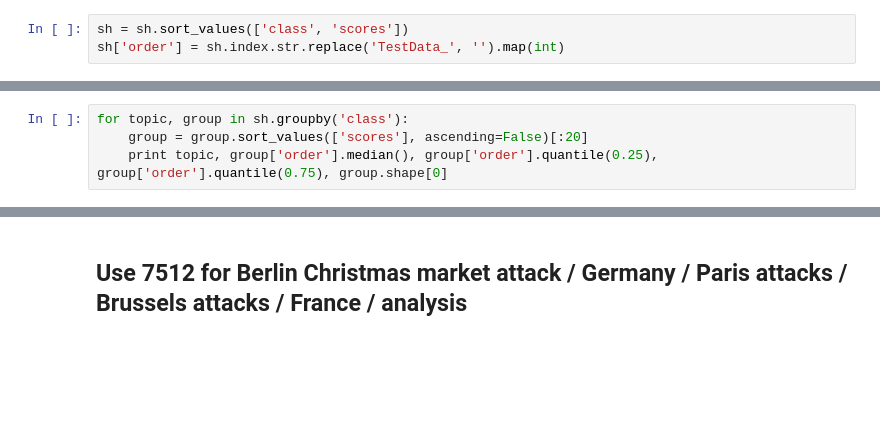
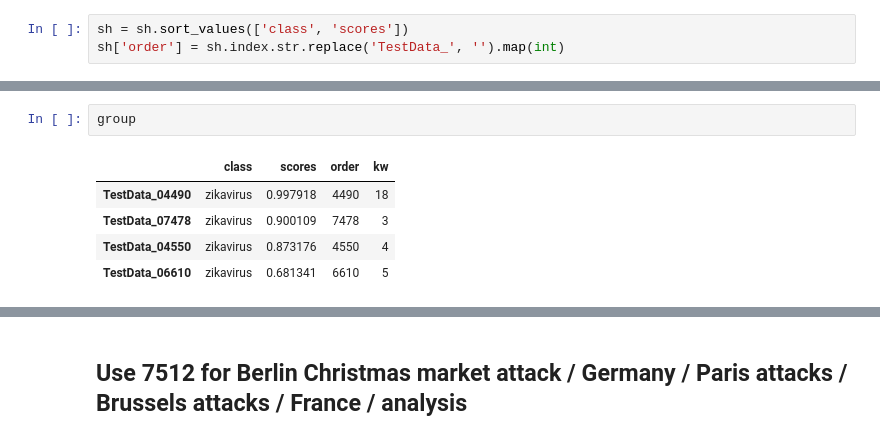
Before and after one commit to avsolatorio/data-science-challenge-growing-instability-05-13-2017, a Jupyter notebook: src/Topic Modeling and Clustering.ipynb, the cells around one changed output, grey strips where cells are left out. Drawn from its saved outputs; the diff is of its cells as text; blank space fills up the shorter version.

```diff
--- a/src/Topic Modeling and Clustering.ipynb
+++ b/src/Topic Modeling and Clustering.ipynb
@@ -509,4 +456,0 @@ zikavirus 4550.0 4520.0 5580.0 3
-# %%
-for topic, group in sh.groupby('class'):
-    group = group.sort_values(['scores'], ascending=False)[:20]
-    print topic, group['order'].median(), group['order'].quantile(0.25), group['order'].quantile(0.75), group.shape[0]
@@ -570 +564,9 @@ Name: bodyText, dtype: float64
+# %%
+group
+# %% [output]
+|  | class | scores | order | kw |
+| TestData_04490 | zikavirus | 0.997918 | 4490 | 18 |
+| TestData_07478 | zikavirus | 0.900109 | 7478 | 3 |
+| TestData_04550 | zikavirus | 0.873176 | 4550 | 4 |
+| TestData_06610 | zikavirus | 0.681341 | 6610 | 5 |
 # %%
```
Also changed, not shown: parts of 31 cells of this notebook.
